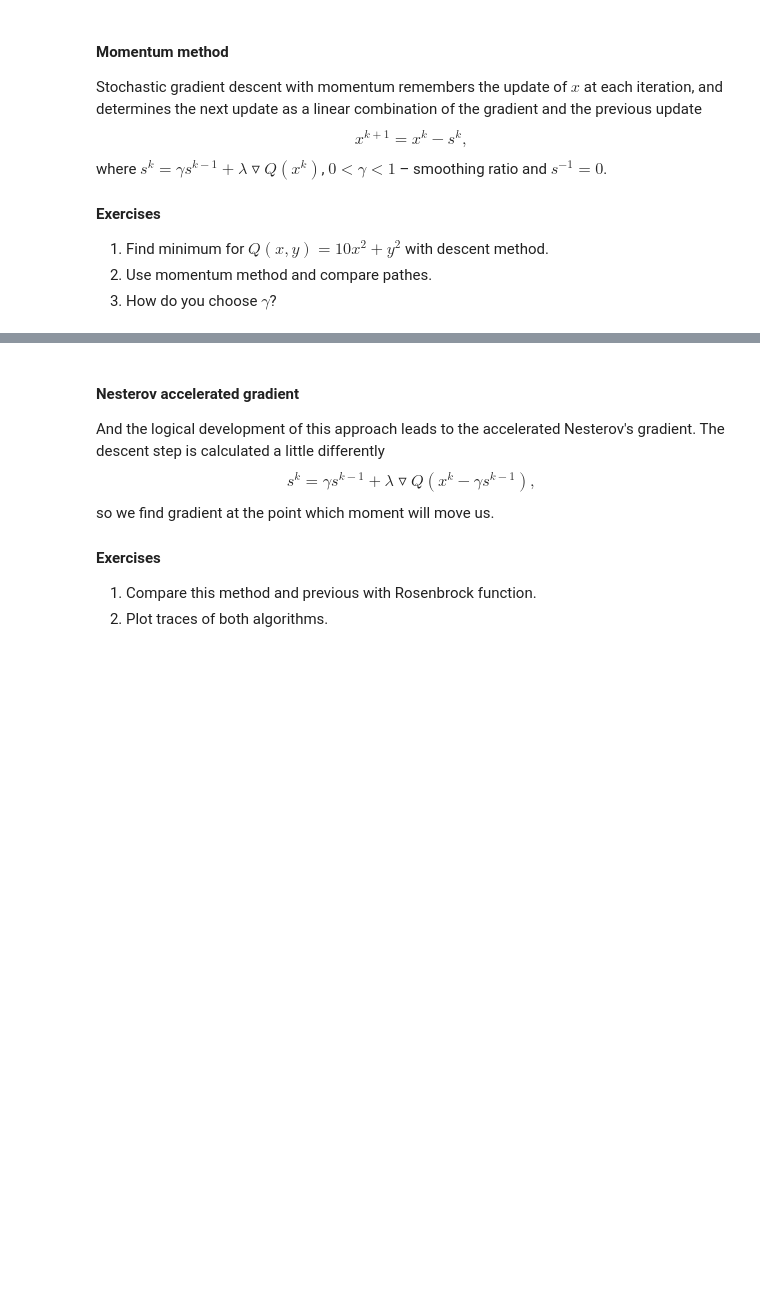
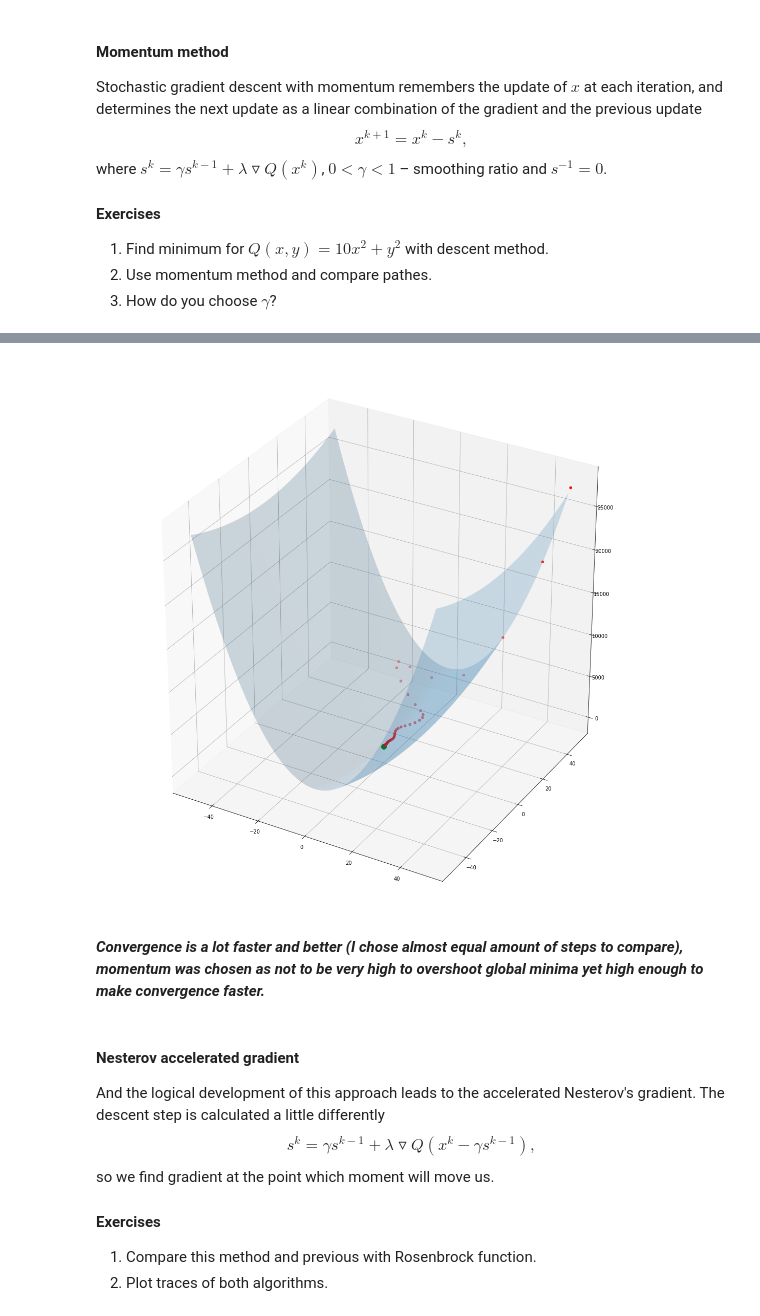
Before and after one commit to raccooncoder/Sonia, a Jupyter notebook: lab-1.ipynb, the cells around one changed output, grey strips where cells are left out. Cells and saved outputs as stored; diff of their text form; code cells hidden in the pictures; blank space fills up the shorter version.

```diff
--- a/lab-1.ipynb
+++ b/lab-1.ipynb
@@ -497,3 +544,47 @@ $$x^{k+1} = x^{k} - s^{k},$$ where $s^k = \gamma s^{k-1} + \lambda\triangledown
+# %%
+def qgd_with_trace_momentum(state, lr, steps, momentum):
+    trace_state = []
+    trace_z = []
+
+    s = np.array([0, 0])
+
+    for i in range (steps):
+        trace_state.append(state)
+        trace_z.append(q(*state))
+        s = momentum * s + lr * qgrad(*state)
+        state = np.subtract(state, s)
+
+    return trace_state, trace_z
+
+qstate_momentum = np.array([50, 50])
+qlr_momentum = 0.01
+qsteps_momentum = 50
+momentum = 0.7
+
+qtrace_state_momentum, qtrace_z_momentum = qgd_with_trace_momentum(qstate_momentum, qlr_momentum, qsteps_momentum, momentum)
+qtrace_state_momentum = np.array(qtrace_state_momentum)
+qtrace_z_momentum = np.array(qtrace_z_momentum)
+
+from mpl_toolkits.mplot3d import Axes3D
+
+X = np.arange(-50, 50, 0.5)
+Y = np.arange(-50, 50, 0.5)
+
+X, Y = np.meshgrid(X, Y)
+Z = (np.array([q(x,y) for x,y in zip(np.ravel(X), np.ravel(Y))])).reshape(X.shape)
+
+fig = plt.figure(figsize=(15,15))
+axes = Axes3D(fig)
+f_plot = axes.plot_surface(X, Y, Z, alpha=0.2)
+
+axes.scatter(0, 0, 0, color='green', s=100)
+axes.scatter(qtrace_state_momentum[:, 0], qtrace_state_momentum[:, 1], qtrace_z_momentum, color="red")
+
+plt.show()
+# %% [output]
+[figure, added]
+# %% [markdown]
+**_Convergence is a lot faster and better (I chose almost equal amount of steps to compare), momentum was chosen as not to be very high to overshoot global minima yet high enough to make convergence faster._**
 # %% [markdown]
 #### Nesterov accelerated gradient
 And the logical development of this approach leads to the accelerated Nesterov's gradient. The descent step is calculated a little differently
```
Also changed, not shown: parts of 4 cells of this notebook.
